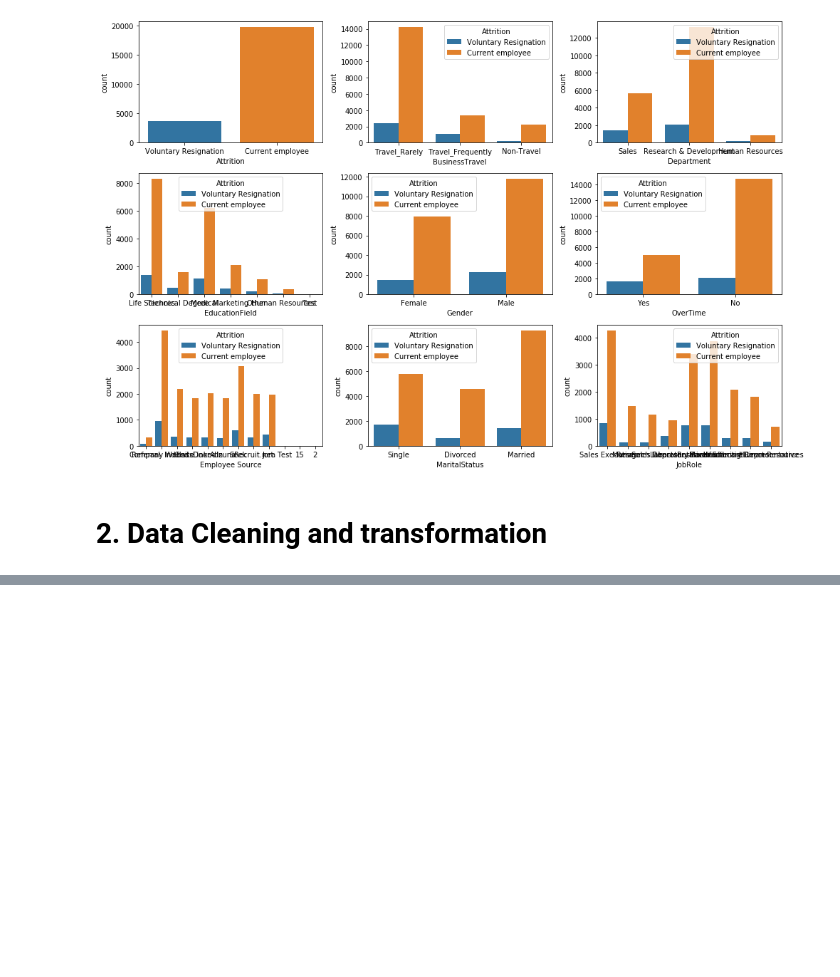
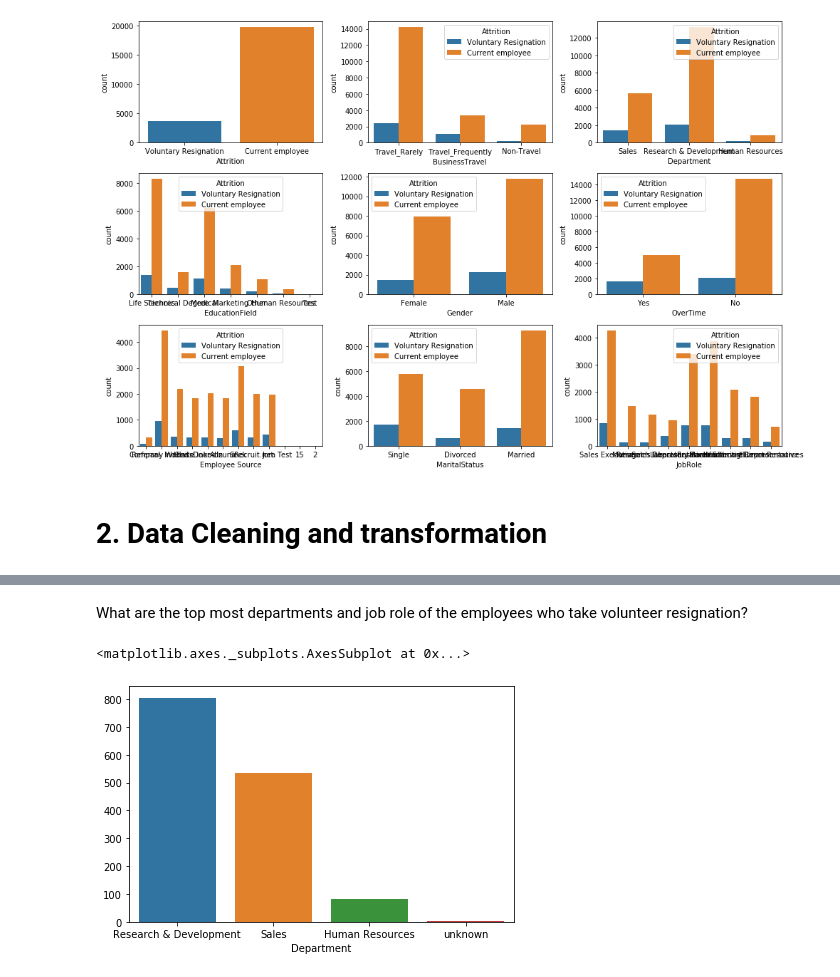
Before and after one commit to zeelmendpara05/IBM-HR-Atrrition, a Jupyter notebook: Team-5-project.ipynb, the cells around one changed output, grey strips where cells are left out. Saved outputs shown, nothing was run; the diff lists cells and outputs as text; code cells hidden in the pictures; blank space fills up the shorter version.

```diff
--- a/Team-5-project.ipynb
+++ b/Team-5-project.ipynb
@@ -148,0 +222,8 @@ employee.drop_duplicates(inplace =True)
+# %% [markdown]
+What are the top most departments and job role of the employees who take volunteer resignation?
+# %%
+emp = employee[employee.Attrition == 'Voluntary Resignation'].groupby(["Department"])["EmployeeCount"].count().nlargest(5)
+sns.barplot(x = emp.index, y = emp.values)
+# %% [output]
+<matplotlib.axes._subplots.AxesSubplot at 0x...>
+[figure, added]
```
Also changed, not shown: parts of 23 cells of this notebook, 1 other file.
